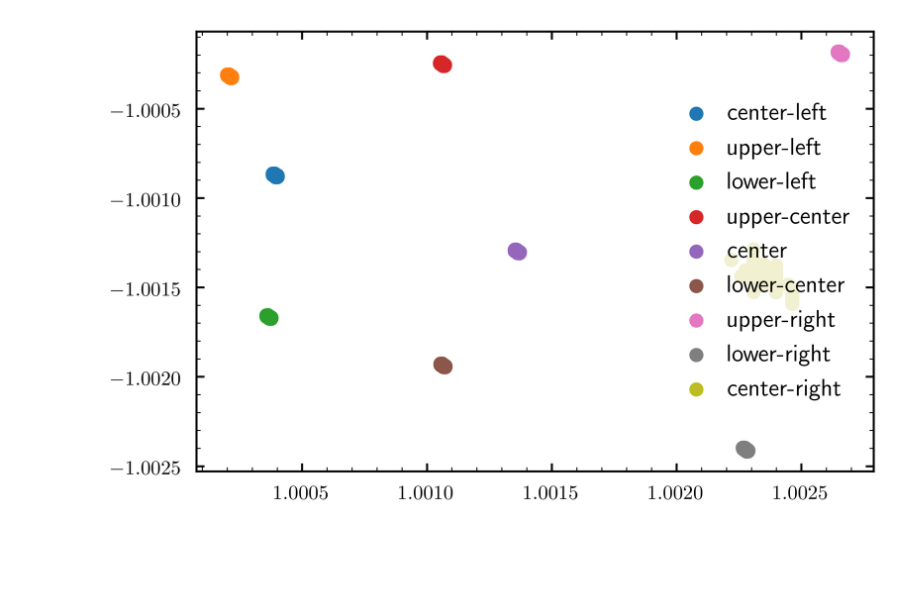
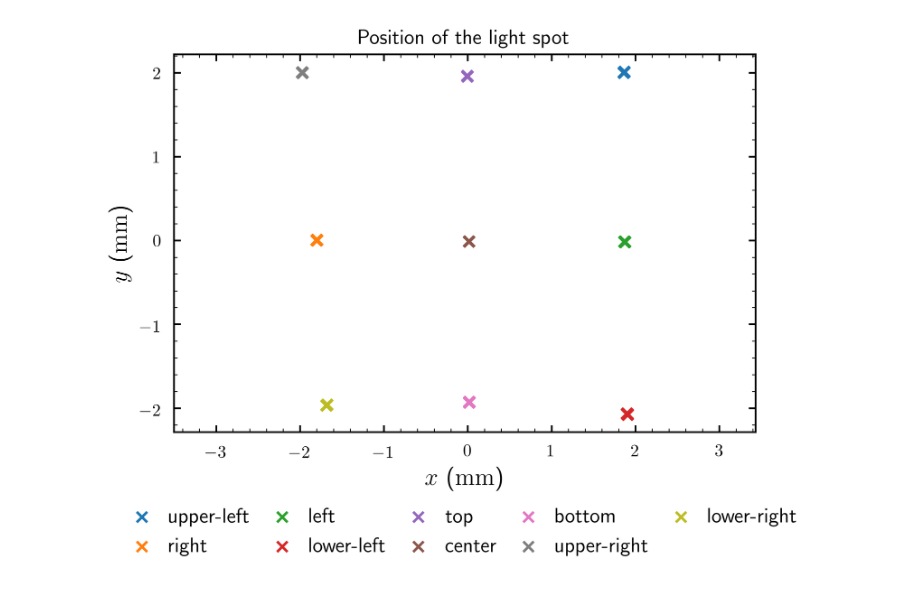
Before and after one commit to bodokaiser/position-sensitive-detector, a Jupyter notebook: measurements/analysis.ipynb, the cells around one changed output. Cells and saved outputs as stored; diff of their text form; code cells hidden in the pictures; blank space fills up the shorter version.

```diff
--- a/measurements/analysis.ipynb
+++ b/measurements/analysis.ipynb
@@ -12,4 +11,9 @@ def read_csv(filename):
 # %%
-import os
+def read_agilent(filename):
+  """
+  Reads the CSV export from the Agilent oscilloscope
+  """
+  return pd.read_csv(filename, skiprows=2, names=['time', 'DIFFX', 'DIFFY', 'SUM'])
 
-data = {file.split('.csv')[0]: read_csv(file) for file in os.listdir() if file.endswith('.csv')}
+
+data = {file.split('.csv')[0]: read_agilent(file) for file in os.listdir() if file.endswith('.csv')}
@@ -36,15 +45,25 @@ data
+# %%
+def convert(df):
+  """
+  Outputs the spatial coordinaes in units of mm from a dataframe.
+  """
+  x = 2.25 * df['DIFFX'] / df['SUM']
+  y = 2.25 * df['DIFFY'] / df['SUM']
+
+  return (x, y)
 # %%
-from matplotlib import pyplot as plt
-
 plt.figure(dpi=300, figsize=(6, 4))
 
 for (pos, df) in data.items():
-  x = df['DIFFX'] / df['SUM']
-  y = df['DIFFY'] / df['SUM']
+    x, y = convert(df)
 
-  plt.scatter(x, -y, label=pos)
+    plt.scatter(x, y, label=pos, marker='x')
 
-plt.legend()
+plt.title('Position of the light spot')
+plt.xlabel('$x$ (\si{\milli\meter})')
+plt.ylabel('$y$ (\si{\milli\meter})')
+plt.axis('equal')
+plt.legend(loc='upper center', bbox_to_anchor=(0.5, -0.15), ncol=5)
 plt.show()
 # %% [output]
-[figure, old version]
+[figure, new version]
```
Also changed, not shown: parts of 17 cells of this notebook, 22 other files.
